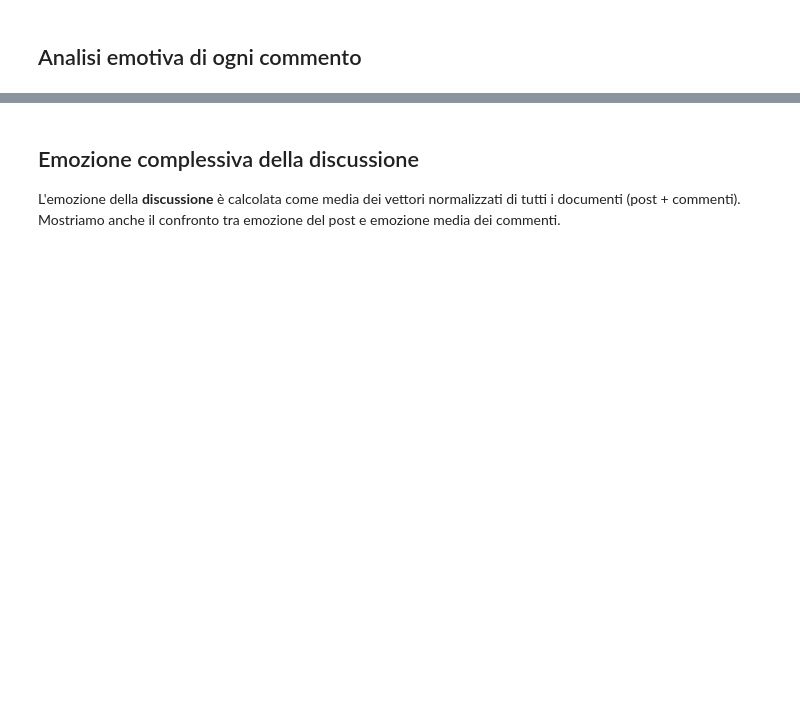
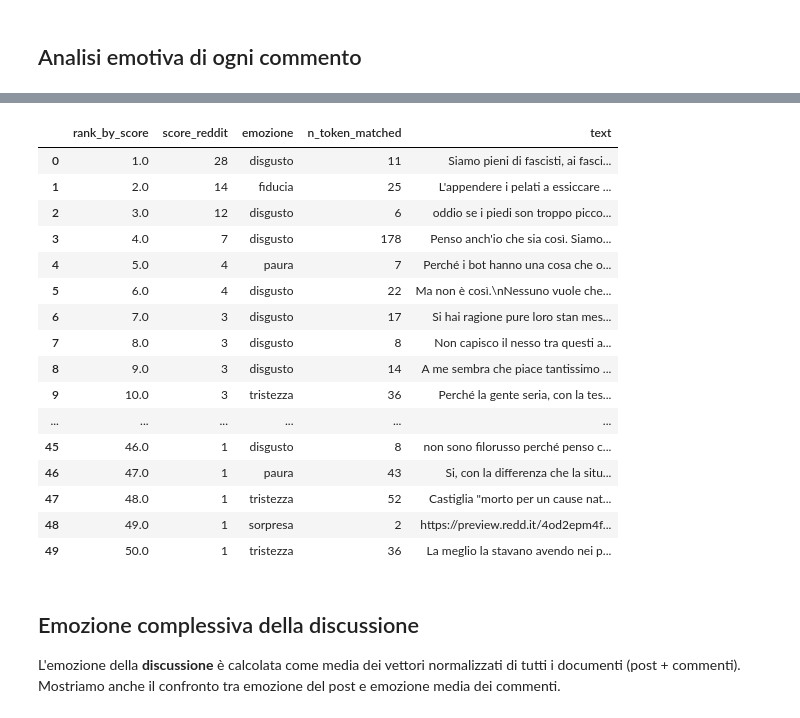
Before and after one commit to V3R0N1C4/ELIta_tesi, a Jupyter notebook: Fase3/Analisi_Discussione.ipynb, the cells around one changed output, grey strips where cells are left out. Drawn from its saved outputs; the diff is of its cells as text; code cells hidden in the pictures; blank space fills up the shorter version.

```diff
--- a/Fase3/Analisi_Discussione.ipynb
+++ b/Fase3/Analisi_Discussione.ipynb
@@ -115,19 +92,13 @@ sc_post_norm = normalizza(sc_post_raw, mu_e)
 emo_post     = emozione_dominante(sc_post_norm)
 
 print(f'Token usati per il post: {found_post}')
-print()
-print('{:<15s} {:>10s} {:>10s} {:>10s}'.format('Emozione', 'S_e (raw)', 'μ_e', 'S_e_norm'))
-print('-' * 50)
-for e in BASIC_EMOTIONS:
-    marker = ' ◄' if e == emo_post else ''
-    print('{:<15s} {:>10.3f} {:>10.3f} {:>10.3f}{}'.format(
-        e, sc_post_raw[e], mu_e[e], sc_post_norm[e], marker))
-print()
+
+df_scores = pd.DataFrame([
+    {'emozione': e, 'S_e (raw)': sc_post_raw[e], 'μ_e': mu_e[e], 'S_e_norm': sc_post_norm[e]}
+    for e in BASIC_EMOTIONS
+]).set_index('emozione').round(3)
+df_scores['dominante'] = df_scores.index == emo_post
+display(df_scores)
+
 print(f'=> Emozione del POST: {emo_post.upper()}')
-
-plot_radar_single(
-    sc_post_norm, emo_post,
-    title=f'Profilo emotivo del post {POST_ID} — emozione dominante: {emo_post.upper()}',
-    height=450,
-).show()
 # %% [output]
@@ -159,7 +134,7 @@ for _, row in df_disc_comments.iterrows():
         'score_reddit'   : row['score'],
         'n_token_matched': found,
         'emozione'       : emo,
-        'text_preview'   : str(row['text'])[:80] + '...' if len(str(row['text'])) > 80 else str(row['text']),
+        'text'           : str(row['text']),
         **{f'norm_{e}': sc_norm[e] for e in BASIC_EMOTIONS}
     })
 
@@ -167,15 +142,4 @@ df_results = pd.DataFrame(comment_results)
 
 print(f'Commenti analizzati: {len(df_results)}')
 print(f'Con almeno 1 token in ELIta: {(df_results["n_token_matched"] > 0).sum()}')
-print()
-print('Distribuzione emozioni dominanti:')
-counts = df_results['emozione'].value_counts()
-for e in BASIC_EMOTIONS + ['neutrale']:
-    n = counts.get(e, 0)
-    if n > 0:
-        print(f'  {e:<15s} {n:>3d}  {"█" * n}')
-print()
-
-display(df_results[['rank_by_score', 'score_reddit', 'emozione', 'n_token_matched', 'text_preview']]
-        .sort_values('rank_by_score').reset_index(drop=True))
 # %% [output]
@@ -212,3 +166,24 @@ Distribuzione emozioni dominanti:
+# %%
+display(df_results[['rank_by_score', 'score_reddit', 'emozione', 'n_token_matched', 'text']]
+        .sort_values('rank_by_score').reset_index(drop=True))
+# %% [output]
+|  | rank_by_score | score_reddit | emozione | n_token_matched | text |
+| 0 | 1.0 | 28 | disgusto | 11 | Siamo pieni di fascisti, ai fasci... |
+| 1 | 2.0 | 14 | fiducia | 25 | L'appendere i pelati a essiccare ... |
+| 2 | 3.0 | 12 | disgusto | 6 | oddio se i piedi son troppo picco... |
+| 3 | 4.0 | 7 | disgusto | 178 | Penso anch'io che sia così. Siamo... |
+| 4 | 5.0 | 4 | paura | 7 | Perché i bot hanno una cosa che o... |
+| 5 | 6.0 | 4 | disgusto | 22 | Ma non è così.\nNessuno vuole che... |
+| 6 | 7.0 | 3 | disgusto | 17 | Si hai ragione pure loro stan mes... |
+| 7 | 8.0 | 3 | disgusto | 8 | Non capisco il nesso tra questi a... |
+| 8 | 9.0 | 3 | disgusto | 14 | A me sembra che piace tantissimo ... |
+| 9 | 10.0 | 3 | tristezza | 36 | Perché la gente seria, con la tes... |
+| ... | ... | ... | ... | ... | ... |
+| 45 | 46.0 | 1 | disgusto | 8 | non sono filorusso perché penso c... |
+| 46 | 47.0 | 1 | paura | 43 | Si, con la differenza che la situ... |
+| 47 | 48.0 | 1 | tristezza | 52 | Castiglia "morto per un cause nat... |
+| 48 | 49.0 | 1 | sorpresa | 2 | https://preview.redd.it/4od2epm4f... |
+| 49 | 50.0 | 1 | tristezza | 36 | La meglio la stavano avendo nei p... |
 # %%
 plot_emotion_bars(
     counts, len(df_results),
```
Also changed, not shown: parts of 29 cells of this notebook, 2 other files.
